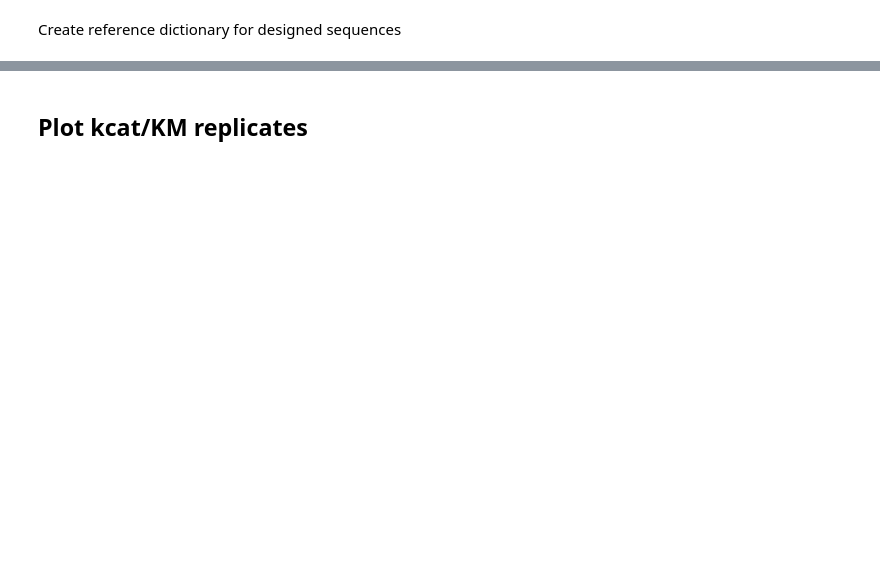
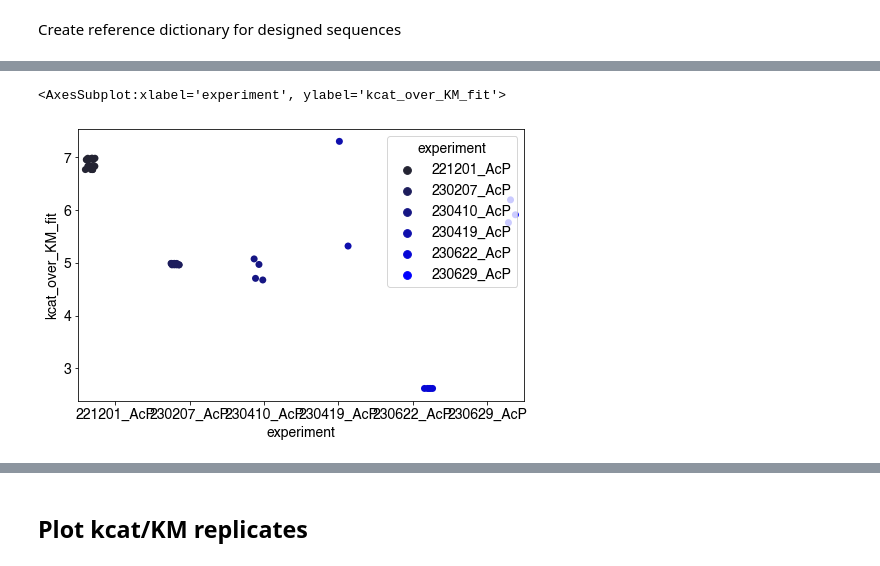
Before and after one commit to FordyceLab/htmek-workup, a Jupyter notebook: multi_experiment_aggregation/current_aggregation.ipynb, the cells around one changed output, grey strips where cells are left out. Drawn from its saved outputs; the diff is of its cells as text; code cells hidden in the pictures; blank space fills up the shorter version.

```diff
--- a/multi_experiment_aggregation/current_aggregation.ipynb
+++ b/multi_experiment_aggregation/current_aggregation.ipynb
@@ -308,0 +252,7 @@ for key in all_turnover_dfs.keys():
+# %%
+# add experiment tags to all dfs
+for k,v in all_turnover_dfs.items():
+    v['experiment'] = k
+
+# concatenate all dfs
+all_turnover_dfs_concat = pd.concat(all_turnover_dfs.values(), ignore_index=True)
@@ -476,0 +738,14 @@ KeyError: "['k_obs'] not in index"
+# %%
+# get stripplot of kcat/KM for hsapiens2 WT in each experiment
+fig, ax = plt.subplots(figsize=(8, 5))
+
+# filter data
+dat = all_turnover_dfs_concat[(all_turnover_dfs_concat['species'] == 'hsapiens') & (all_turnover_dfs_concat['origin'] == 'WT') & (all_turnover_dfs_concat['substrate'] == 'AcP')]
+
+# filter local background
+dat = dat[dat['local_bg_ratio'] > 2]
+
+sns.stripplot(data=dat, x='experiment', y='kcat_over_KM_fit', hue='experiment', dodge=True, color='blue', ax=ax, jitter=0.4, size=7)
+# %% [output]
+<AxesSubplot:xlabel='experiment', ylabel='kcat_over_KM_fit'>
+[figure, added]
```
Also changed, not shown: parts of 150 cells of this notebook, 4 other files.
